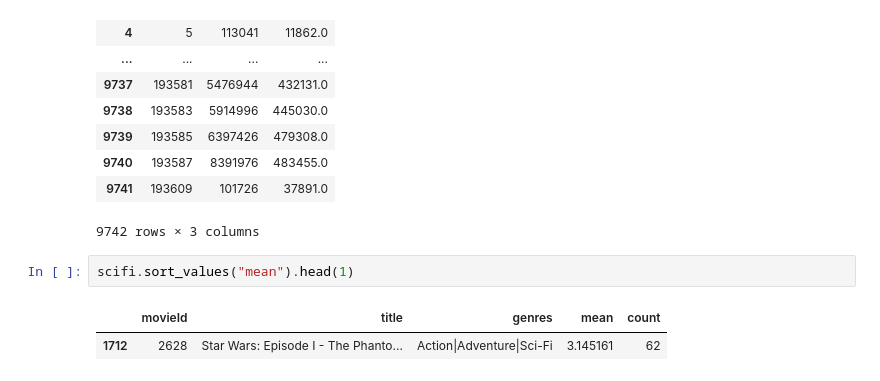
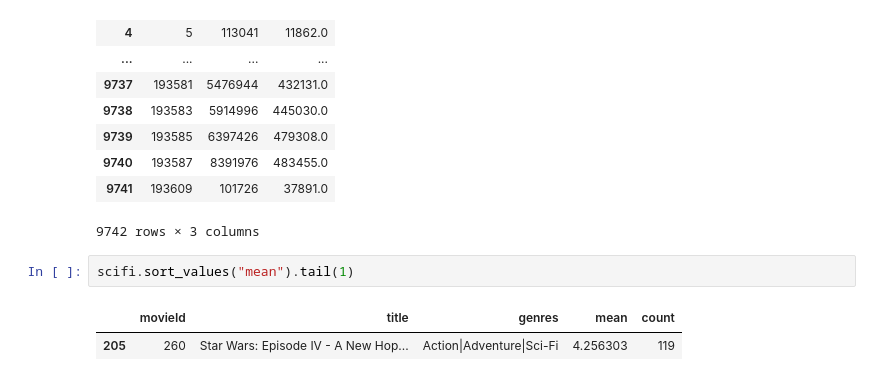
Before and after one commit to EngineerLambda/Roman-Numeral, a Jupyter notebook: Innomatics.ipynb, the cells around one changed output. Drawn from its saved outputs; the diff is of its cells as text.

```diff
--- a/Innomatics.ipynb
+++ b/Innomatics.ipynb
@@ -200,7 +200,7 @@ links
 | 9741 | 193609 | 101726 | 37891.0 |
 9742 rows × 3 columns
 # %%
-scifi.sort_values("mean").head(1)
+scifi.sort_values("mean").tail(1)
 # %% [output]
 |  | movieId | title | genres | mean | count |
-| 1712 | 2628 | Star Wars: Episode I - The Phanto... | Action|Adventure|Sci-Fi | 3.145161 | 62 |
+| 205 | 260 | Star Wars: Episode IV - A New Hop... | Action|Adventure|Sci-Fi | 4.256303 | 119 |
```
